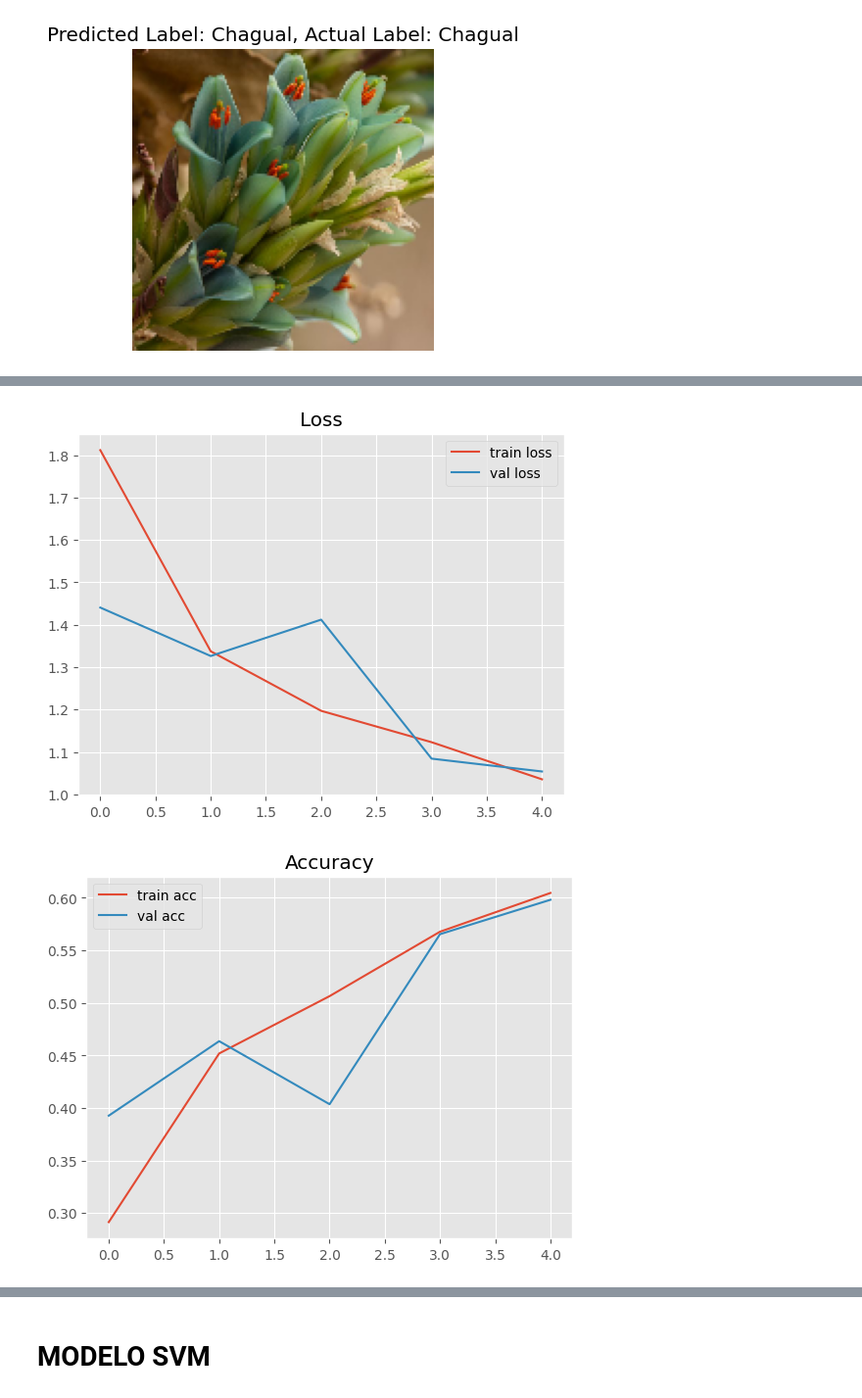
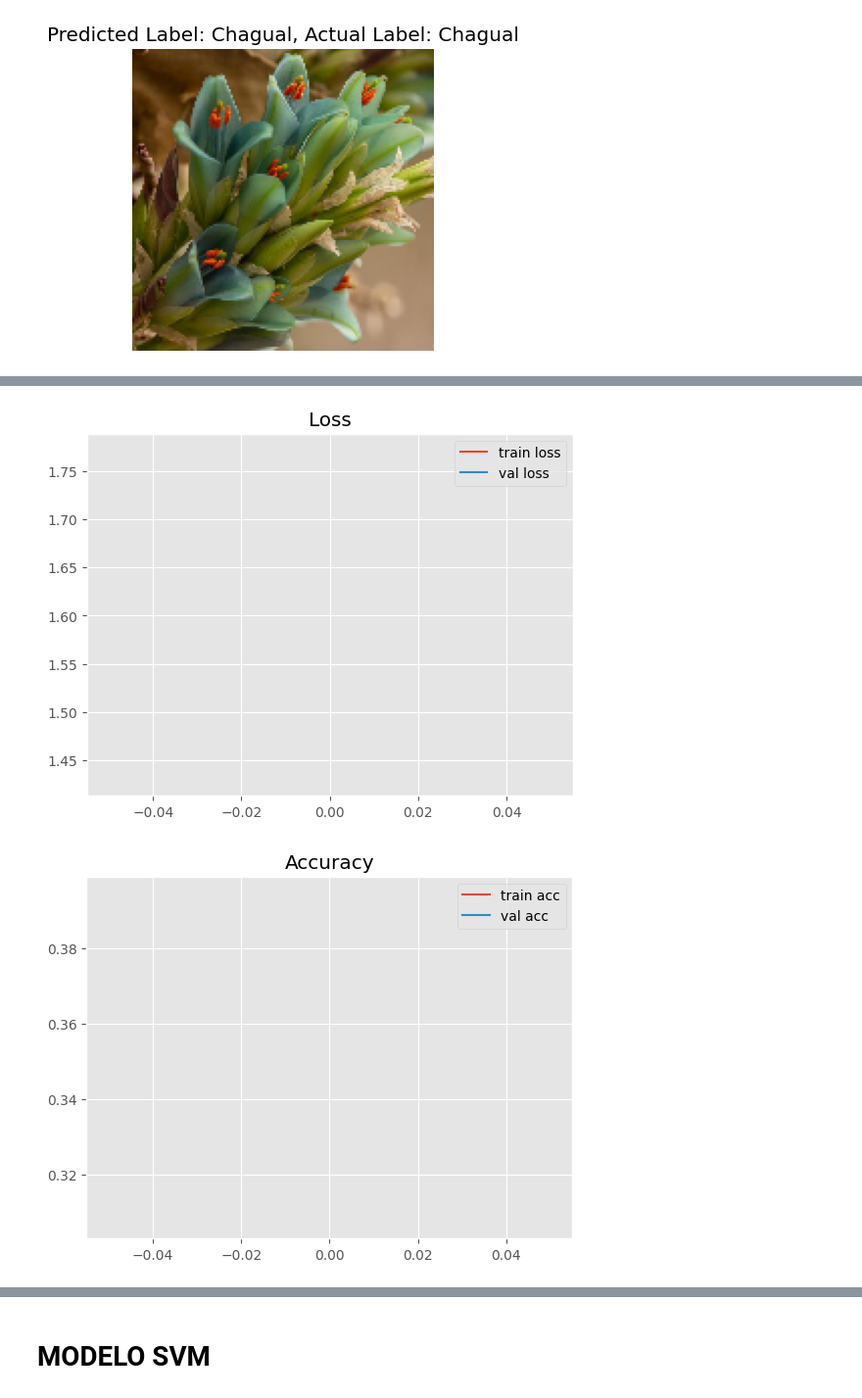
Before and after one commit to PabloSMD/FloraNativaChilenaCNN, a Jupyter notebook: CNN Flores.ipynb, the cells around one changed output, grey strips where cells are left out. Shown at 98% size. Saved outputs shown, nothing was run; the diff lists cells and outputs as text; code cells hidden in the pictures.

```diff
--- a/CNN Flores.ipynb
+++ b/CNN Flores.ipynb
@@ -284,5 +330,5 @@ Trainable params: 256,005
 Non-trainable params: 23,587,712
 _________________________________________________________________
 # %%
-resnet_history = model.fit(train_set,epochs=5,validation_data=val_set)
+resnet50_history = model.fit(train_set,epochs=1,validation_data=val_set)
 # %% [output]
@@ -299,19 +336,19 @@ Epoch 5/5
 # %%
-plt.plot(resnet_history.history['loss'], label='train loss')
-plt.plot(resnet_history.history['val_loss'], label='val loss')
+plt.plot(resnet50_history.history['loss'], label='train loss')
+plt.plot(resnet50_history.history['val_loss'], label='val loss')
 plt.title('Loss')
 plt.legend()
 plt.show()
 #plt.savefig('LossVal_loss')
 
 
-plt.plot(resnet_history.history['accuracy'], label='train acc')
-plt.plot(resnet_history.history['val_accuracy'], label='val acc')
+plt.plot(resnet50_history.history['accuracy'], label='train acc')
+plt.plot(resnet50_history.history['val_accuracy'], label='val acc')
 plt.title('Accuracy')
 plt.legend()
 plt.show()
 #plt.savefig('AccVal_acc')
 # %% [output]
-[figure, old version]
+[figure, new version]
-[figure, old version]
+[figure, new version]
 # %%
```
Also changed, not shown: parts of 58 cells of this notebook.
